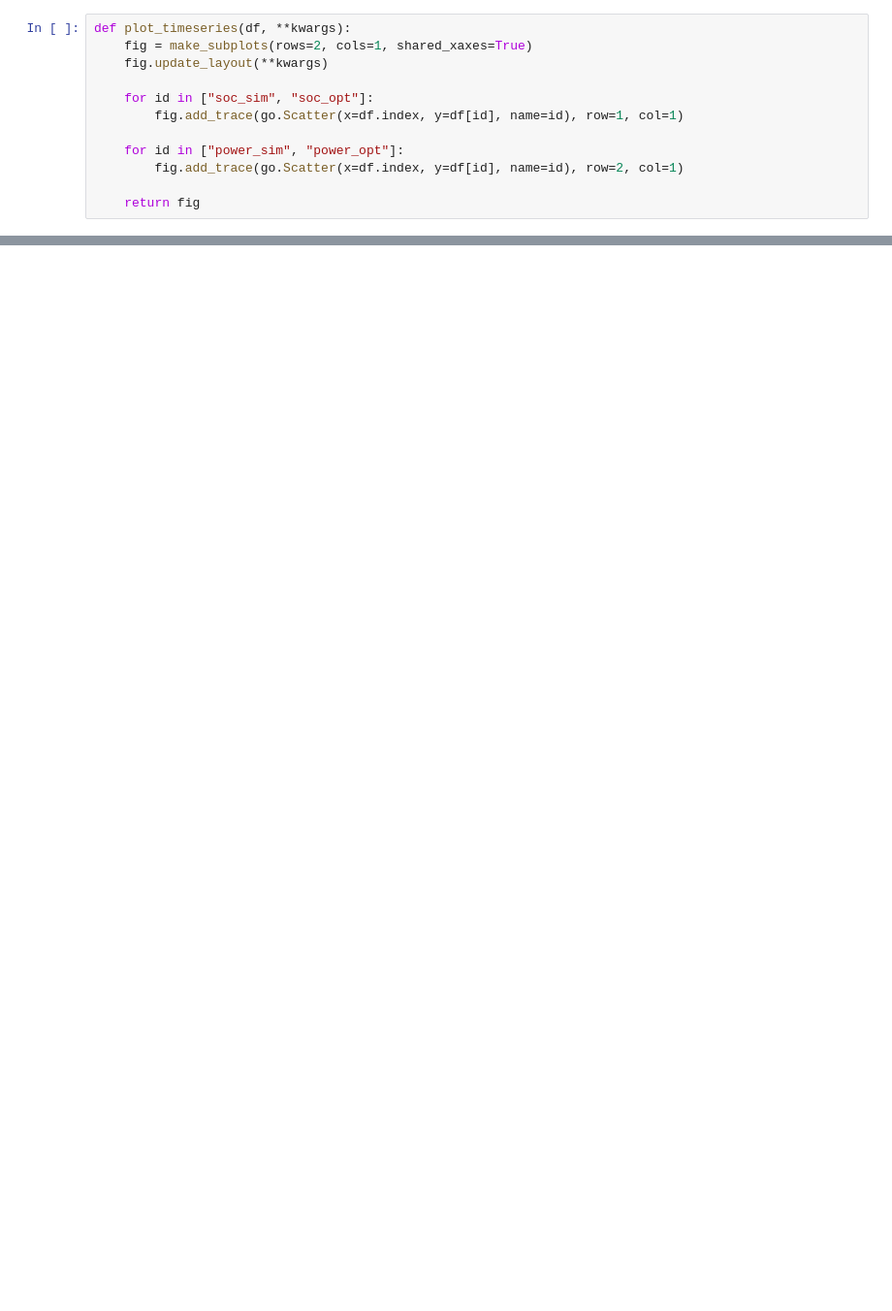
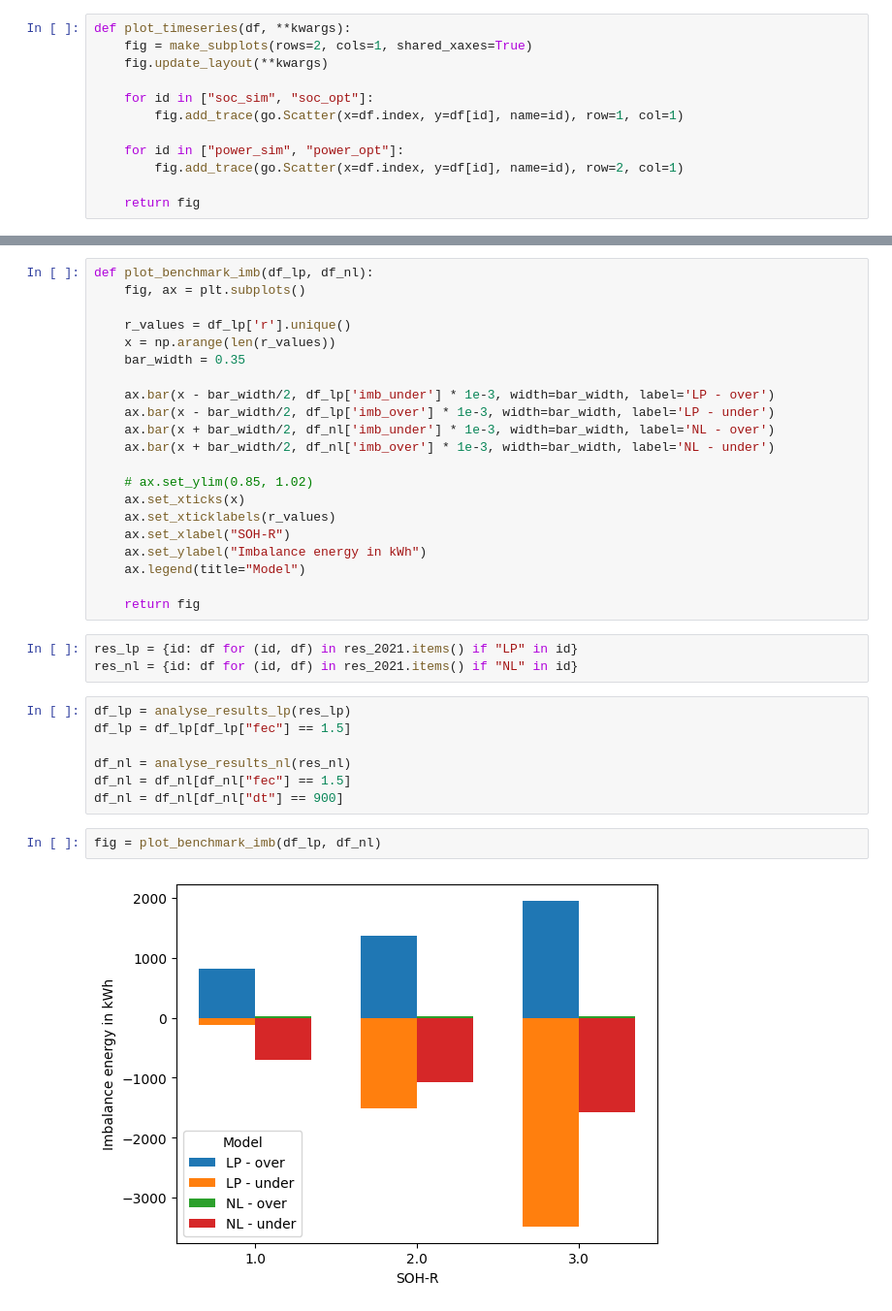
Before and after one commit to martincornejo/bess-opt-benchmark, a Jupyter notebook: analysis.ipynb, the cells around one changed output, grey strips where cells are left out. Shown at 97% size. Drawn from its saved outputs; the diff is of its cells as text; blank space fills up the shorter version.

```diff
--- a/analysis.ipynb
+++ b/analysis.ipynb
@@ -131,0 +339,35 @@ print(f"{eff_nl=:.2%} ({(eff_nl - eff_lp):+.2%})")
+# %%
+def plot_benchmark_imb(df_lp, df_nl):
+    fig, ax = plt.subplots()
+
+    r_values = df_lp['r'].unique()
+    x = np.arange(len(r_values))
+    bar_width = 0.35
+
+    ax.bar(x - bar_width/2, df_lp['imb_under'] * 1e-3, width=bar_width, label='LP - over')
+    ax.bar(x - bar_width/2, df_lp['imb_over'] * 1e-3, width=bar_width, label='LP - under')
+    ax.bar(x + bar_width/2, df_nl['imb_under'] * 1e-3, width=bar_width, label='NL - over')
+    ax.bar(x + bar_width/2, df_nl['imb_over'] * 1e-3, width=bar_width, label='NL - under')
+
+    # ax.set_ylim(0.85, 1.02)
+    ax.set_xticks(x)
+    ax.set_xticklabels(r_values)
+    ax.set_xlabel("SOH-R")
+    ax.set_ylabel("Imbalance energy in kWh")
+    ax.legend(title="Model")
+
+    return fig
+# %%
+res_lp = {id: df for (id, df) in res_2021.items() if "LP" in id}
+res_nl = {id: df for (id, df) in res_2021.items() if "NL" in id}
+# %%
+df_lp = analyse_results_lp(res_lp)
+df_lp = df_lp[df_lp["fec"] == 1.5]
+
+df_nl = analyse_results_nl(res_nl)
+df_nl = df_nl[df_nl["fec"] == 1.5]
+df_nl = df_nl[df_nl["dt"] == 900]
+# %%
+fig = plot_benchmark_imb(df_lp, df_nl)
+# %% [output]
+[figure, added]
```
Also changed, not shown: parts of 43 cells of this notebook, 1 other file.
